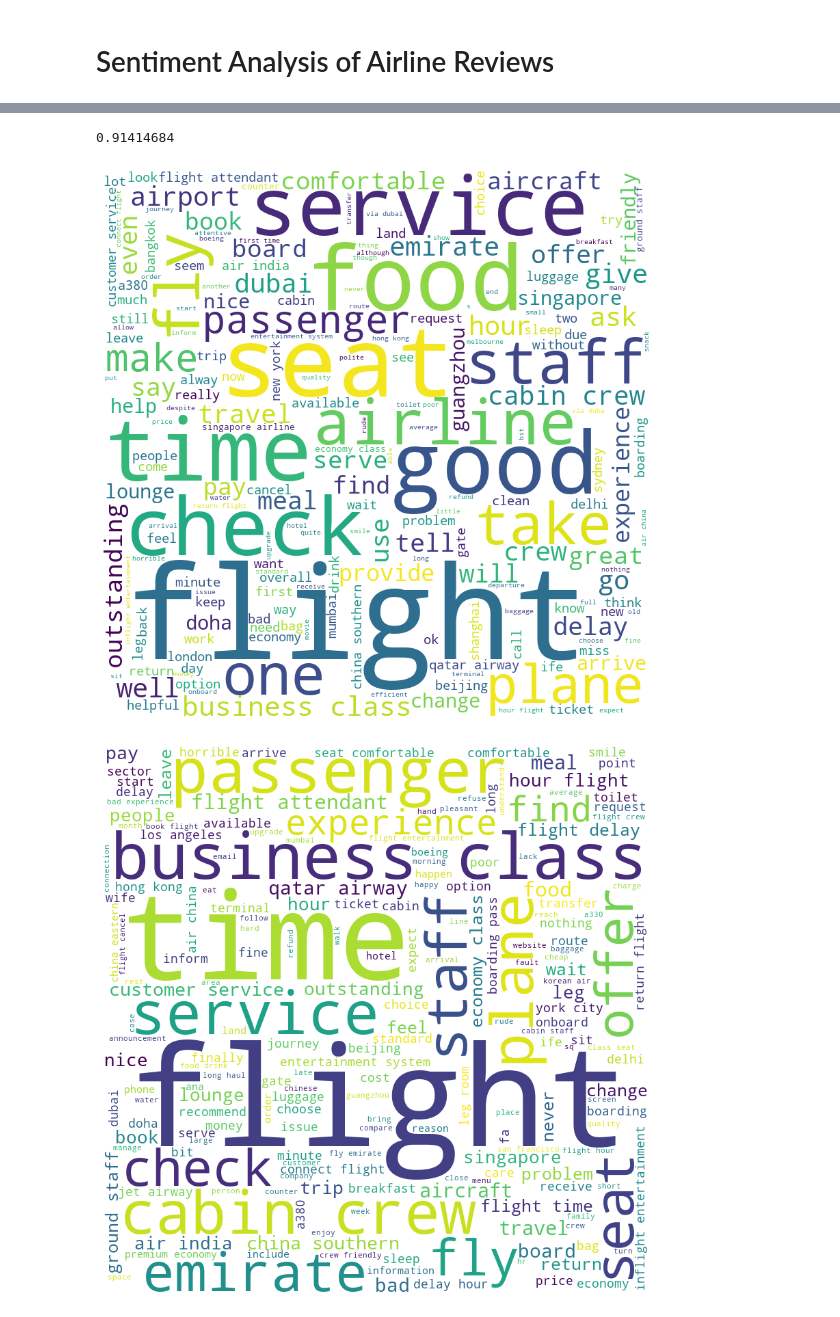
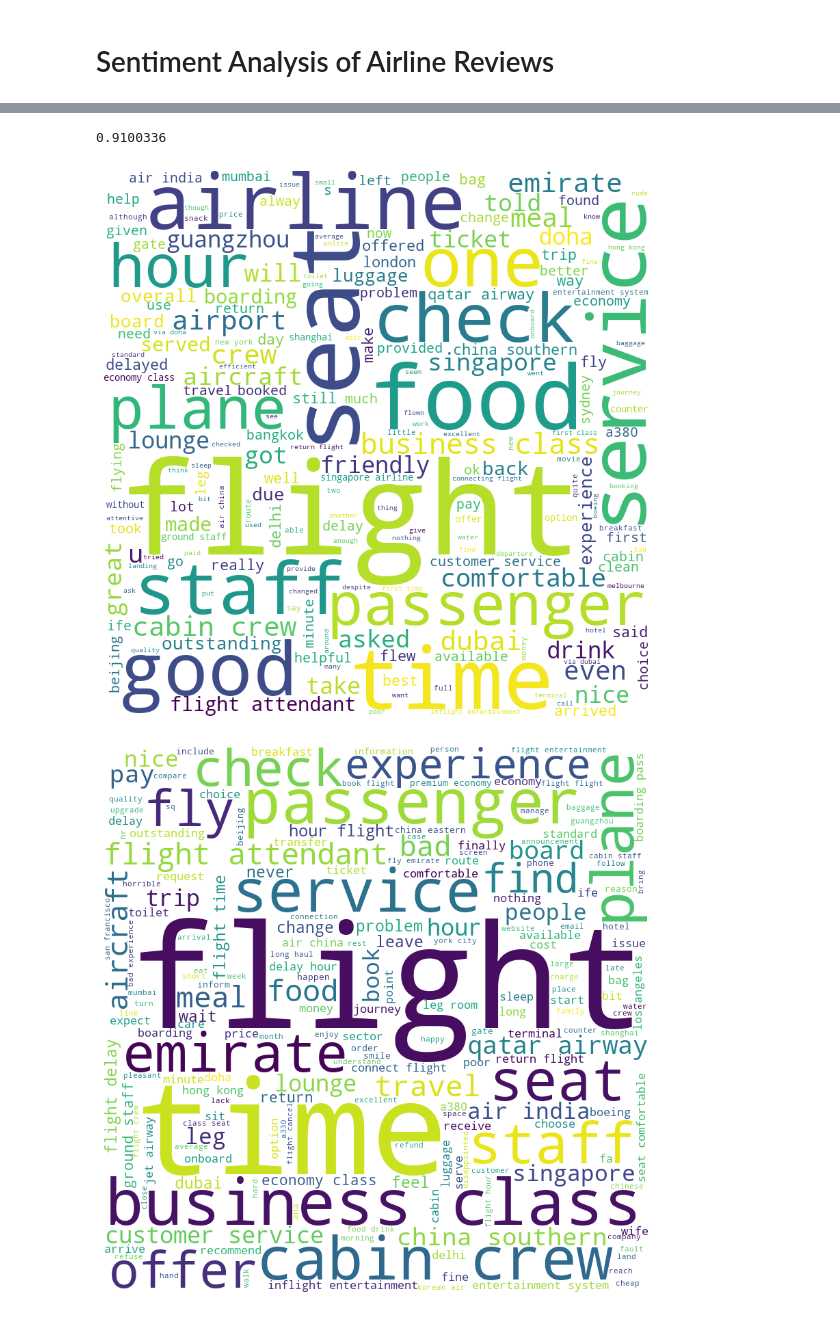
Before and after one commit to 1422-samu/Airline-Review-Sentiment-Analysis, a Jupyter notebook: Word2Vec Model for Airline Review.ipynb, the cells around one changed output, grey strips where cells are left out. Drawn from its saved outputs; the diff is of its cells as text; code cells hidden in the pictures.

```diff
--- a/Word2Vec Model for Airline Review.ipynb
+++ b/Word2Vec Model for Airline Review.ipynb
@@ -14,6 +14,6 @@ from nltk.tokenize import word_tokenize
 from gensim.models import Word2Vec
 # %%
 df = pd.read_csv('airline_df_cleaned.csv')
-reviews = df[['Country','Airline','Review','Cleaned_Review','Sentiment']].copy(deep=True)
+reviews = df[['Country','Airline','Review','Review_LS','Sentiment']].copy(deep=True)
 reviews.head()
 # %% [output]
@@ -34,12 +33,0 @@ reviews['Cleaned_Review'][0]
-# %%
-def remove_digits(text):
-    text = re.sub(r'\b\d+\b', '', text)
-    text = re.sub(r'\s+', ' ', text)
-    # Just extra clean up
-    pattern = r'\b(\w+)\s+\1\b'
-    text = re.sub(pattern, r'\1', text)
-    return text
-
-reviews['Review2'] = reviews['Review'].apply(remove_digits)
-
-reviews['Cleaned_Review2'] = reviews['Cleaned_Review'].apply(remove_digits)
@@ -55,7 +35,7 @@ reviews['Cleaned_Review2'][0]
 # Tokenizing the each review using word_tokenize
 corpus = []
 for i in range(0, len(reviews)):
-    review = word_tokenize(reviews['Review2'][i])
+    review = word_tokenize(reviews['Review'][i])
     review = ' '.join(review)
     corpus.append(review)
 
@@ -93,7 +73,7 @@ gensim_model.wv.most_similar('airline')
 # %%
 gensim_model.wv.similarity('india', 'china')
 # %% [output]
-0.91414684
+0.9100336
 # %%
 reviews.to_csv('airline_df_nlped.csv',index=False)
 # %%
@@ -102,7 +82,7 @@ reviews.to_csv('airline_df_nlped.csv',index=False)
 corp = []
 
 for i in range(0, len(reviews)):
-    review = word_tokenize(reviews['Review2'][i])
+    review = word_tokenize(reviews['Review'][i])
     review = ' '.join(review)
     corp.append(review)
 
@@ -132,41 +112,41 @@ plt.tight_layout(pad = 0)
 
 plt.show()
 # %% [output]
-[figure, old version]
+[figure, new version]
 # %%
-# Making a word cloud from the cleaned Cleaned_Review2
+# Making a word cloud from the reviews2
 
 corp = []
 
 for i in range(0, len(reviews)):
-    review = word_tokenize(reviews['Cleaned_Review2'][i])
+    review = word_tokenize(reviews['Review_LS'][i])
     review = ' '.join(review)
     corp.append(review)
 
-corp = [word_tokenize(x) for x in corp]
+corp = [word_tokenize(x)for x in corp]
 
 corp = [item for sublist in corp for item in sublist]
 
 corp = ' '.join(corp)
 
 corp
 
 from wordcloud import WordCloud, STOPWORDS
 
 stopwords = set(STOPWORDS)
 
 wordcloud = WordCloud(width = 800, height = 800,
                 background_color ='white',
                 stopwords = stopwords,
                 min_font_size = 10).generate(corp)
 
 # plot the WordCloud image
 
 plt.figure(figsize = (8, 8), facecolor = None)
 plt.imshow(wordcloud)
 plt.axis("off")
 plt.tight_layout(pad = 0)
 
 plt.show()
 # %% [output]
-[figure, old version]
+[figure, new version]
```
Also changed, not shown: parts of 9 cells of this notebook, 1 other file.
